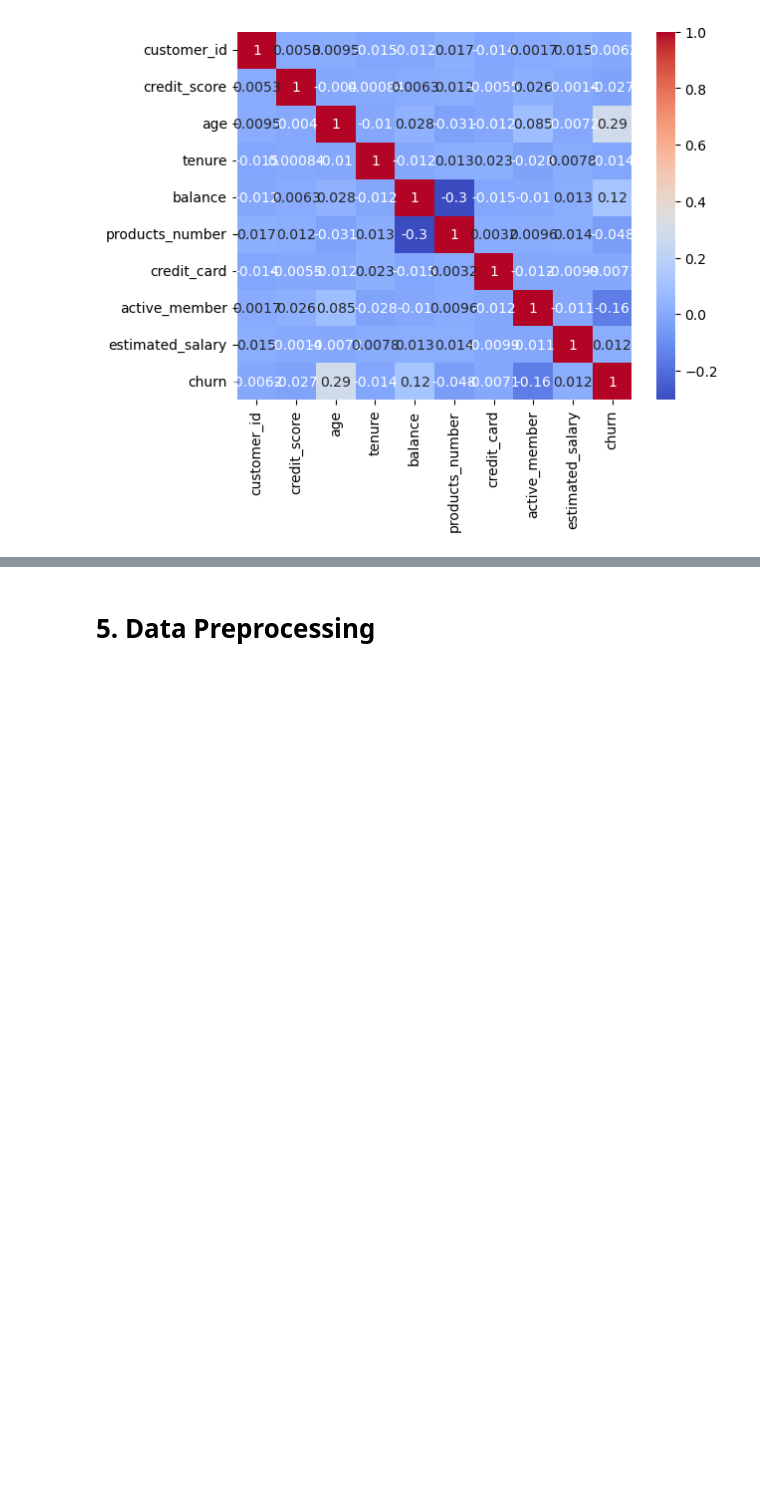
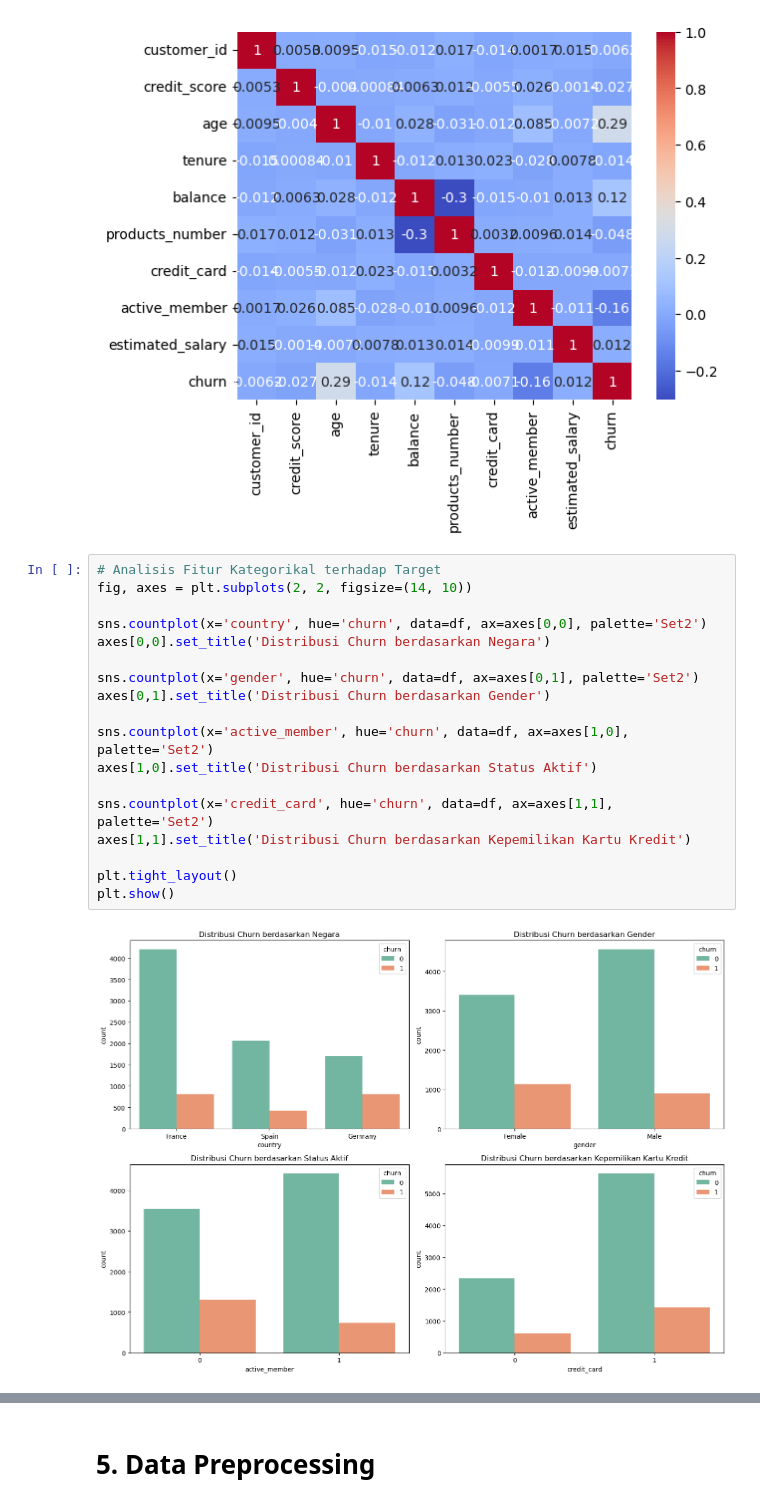
Before and after one commit to raflialfansyah/Eksperimen_SML_rafli-alfansyah, a Jupyter notebook: preprocessing/Eksperimen_rafli.ipynb, the cells around one changed output, grey strips where cells are left out. Drawn from its saved outputs; the diff is of its cells as text; blank space fills up the shorter version.

```diff
--- a/preprocessing/Eksperimen_rafli.ipynb
+++ b/preprocessing/Eksperimen_rafli.ipynb
@@ -54,3 +54,23 @@ churn               0
 dtype: int64
 [figure]
 [figure]
+# %%
+# Analisis Fitur Kategorikal terhadap Target
+fig, axes = plt.subplots(2, 2, figsize=(14, 10))
+
+sns.countplot(x='country', hue='churn', data=df, ax=axes[0,0], palette='Set2')
+axes[0,0].set_title('Distribusi Churn berdasarkan Negara')
+
+sns.countplot(x='gender', hue='churn', data=df, ax=axes[0,1], palette='Set2')
+axes[0,1].set_title('Distribusi Churn berdasarkan Gender')
+
+sns.countplot(x='active_member', hue='churn', data=df, ax=axes[1,0], palette='Set2')
+axes[1,0].set_title('Distribusi Churn berdasarkan Status Aktif')
+
+sns.countplot(x='credit_card', hue='churn', data=df, ax=axes[1,1], palette='Set2')
+axes[1,1].set_title('Distribusi Churn berdasarkan Kepemilikan Kartu Kredit')
+
+plt.tight_layout()
+plt.show()
+# %% [output]
+[figure, added]
```
Also changed, not shown: parts of 5 cells of this notebook, 1 other file.
